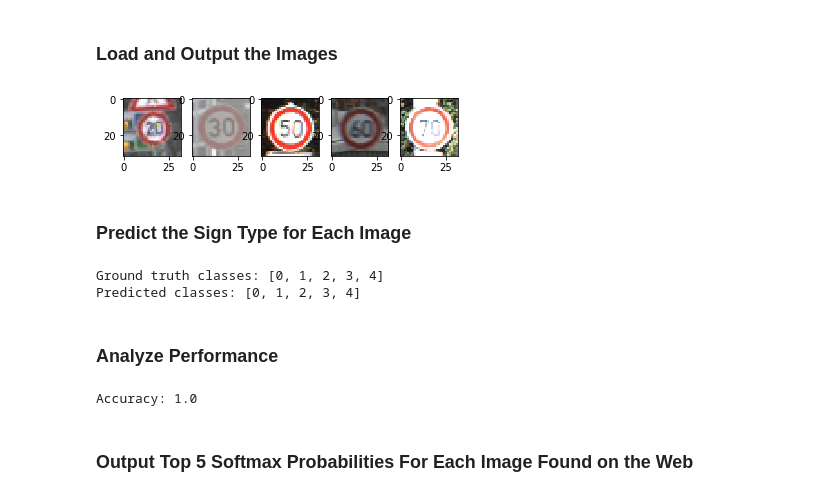
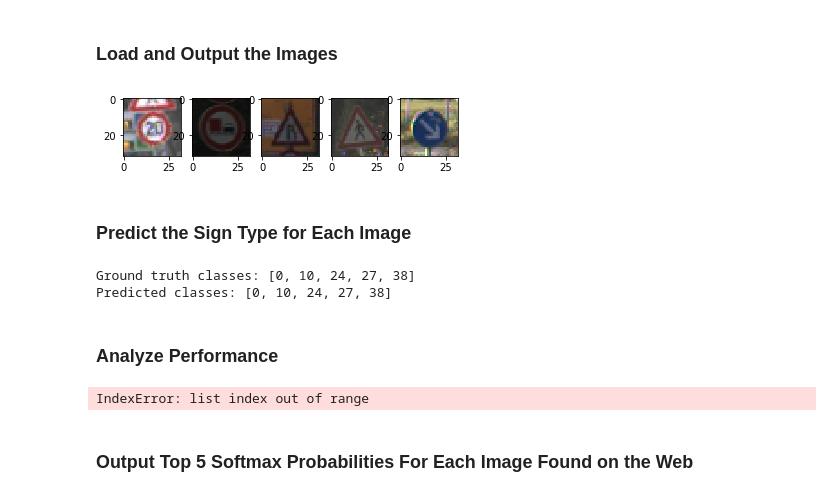
Before and after one commit to jinscript/CarND-Traffic-Sign-Classifier-Project, a Jupyter notebook: Traffic_Sign_Classifier.ipynb, the cells around one changed output. Cells and saved outputs as stored; diff of their text form; code cells hidden in the pictures.

Commit message:
images

```diff
--- a/Traffic_Sign_Classifier.ipynb
+++ b/Traffic_Sign_Classifier.ipynb
@@ -384,26 +384,26 @@ You may find `signnames.csv` useful as it contains mappings from the class id (i
 # %%
 ### Load the images and plot them here.
 ### Feel free to use as many code cells as needed.
 import cv2
 import matplotlib.pyplot as plt
 # Visualizations will be shown in the notebook.
 %matplotlib inline
 
 images = []
-classes = [0, 1, 2, 3, 4]
+classes = [0, 10, 24, 27, 38]
 for c in classes:
-    im = cv2.imread('traffic_signs/{}.ppm'.format(c))
+    im = cv2.imread('traffic_signs/{}.png'.format(c))
     im = cv2.resize(im, (32, 32), interpolation = cv2.INTER_CUBIC)
     im = cv2.cvtColor(im, cv2.COLOR_BGR2RGB)
     images.append(im)
 
 fig = plt.figure()
 
 for i, im in enumerate(images):
     fig.add_subplot(1, 5, i + 1);
     plt.imshow(im)
 # %% [output]
-[figure, old version]
+[figure, new version]
 # %% [markdown]
 ### Predict the Sign Type for Each Image
 # %%
@@ -418,8 +418,8 @@ predicted_classes = [np.argmax(score) for score in scores]
 print('Ground truth classes: ' + str(classes))
 print('Predicted classes: ' + str(predicted_classes))
 # %% [output]
-Ground truth classes: [0, 1, 2, 3, 4]
-Predicted classes: [0, 1, 2, 3, 4]
+Ground truth classes: [0, 10, 24, 27, 38]
+Predicted classes: [0, 10, 24, 27, 38]
 # %% [markdown]
 ### Analyze Performance
 # %%
@@ -428,7 +428,7 @@ Predicted classes: [0, 1, 2, 3, 4]
 accu = sum([int(classes[i] == predicted_classes[i]) for i in classes]) / len(classes)
 print('Accuracy: ' + str(accu))
 # %% [output]
-Accuracy: 1.0
+IndexError: list index out of range
 # %% [markdown]
 ### Output Top 5 Softmax Probabilities For Each Image Found on the Web
 # %% [markdown]
```
Also changed, not shown: parts of 1 cell of this notebook.
